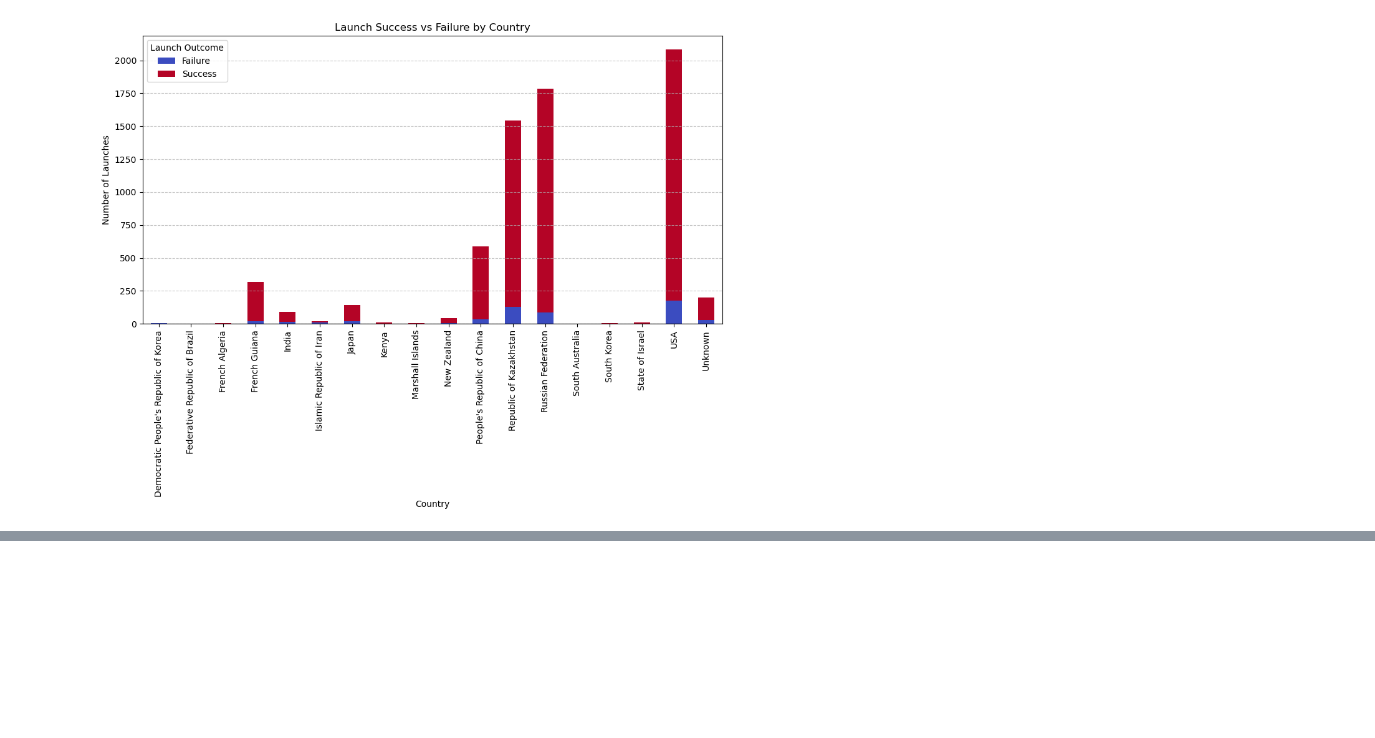
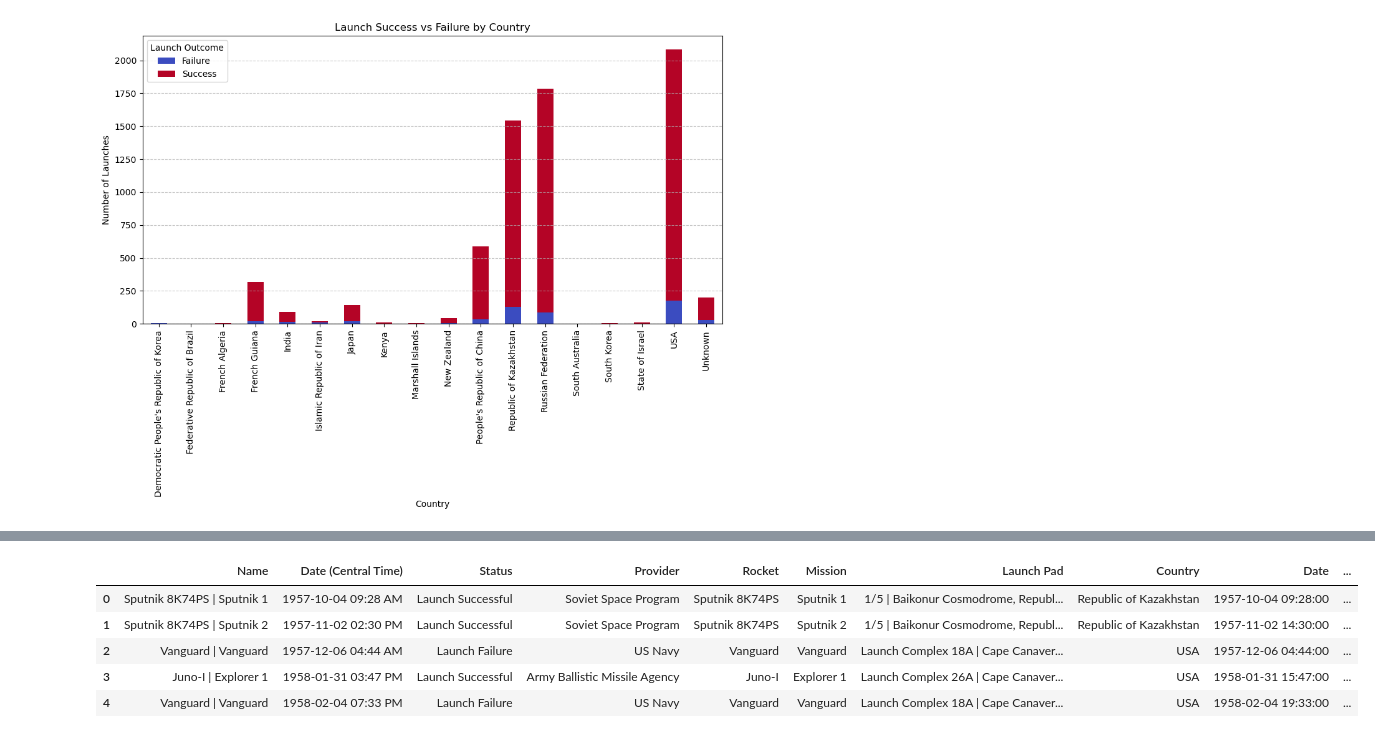
Before and after one commit to com-480-data-visualization/Fam, a Jupyter notebook: Exploration.ipynb, the cells around one changed output, grey strips where cells are left out. Saved outputs shown, nothing was run; the diff lists cells and outputs as text; code cells hidden in the pictures; blank space fills up the shorter version.

```diff
--- a/Exploration.ipynb
+++ b/Exploration.ipynb
@@ -138,0 +151,9 @@ plt.show()
+# %%
+df_past.head()
+# %% [output]
+|  | Name | Date (Central Time) | Status | Provider | Rocket | Mission | Launch Pad | Country | Date | ... |
+| 0 | Sputnik 8K74PS | Sputnik 1 | 1957-10-04 09:28 AM | Launch Successful | Soviet Space Program | Sputnik 8K74PS | Sputnik 1 | 1/5 | Baikonur Cosmodrome, Republ... | Republic of Kazakhstan | 1957-10-04 09:28:00 | ... |
+| 1 | Sputnik 8K74PS | Sputnik 2 | 1957-11-02 02:30 PM | Launch Successful | Soviet Space Program | Sputnik 8K74PS | Sputnik 2 | 1/5 | Baikonur Cosmodrome, Republ... | Republic of Kazakhstan | 1957-11-02 14:30:00 | ... |
+| 2 | Vanguard | Vanguard | 1957-12-06 04:44 AM | Launch Failure | US Navy | Vanguard | Vanguard | Launch Complex 18A | Cape Canaver... | USA | 1957-12-06 04:44:00 | ... |
+| 3 | Juno-I | Explorer 1 | 1958-01-31 03:47 PM | Launch Successful | Army Ballistic Missile Agency | Juno-I | Explorer 1 | Launch Complex 26A | Cape Canaver... | USA | 1958-01-31 15:47:00 | ... |
+| 4 | Vanguard | Vanguard | 1958-02-04 07:33 PM | Launch Failure | US Navy | Vanguard | Vanguard | Launch Complex 18A | Cape Canaver... | USA | 1958-02-04 19:33:00 | ... |
```
Also changed, not shown: parts of 9 cells of this notebook.
